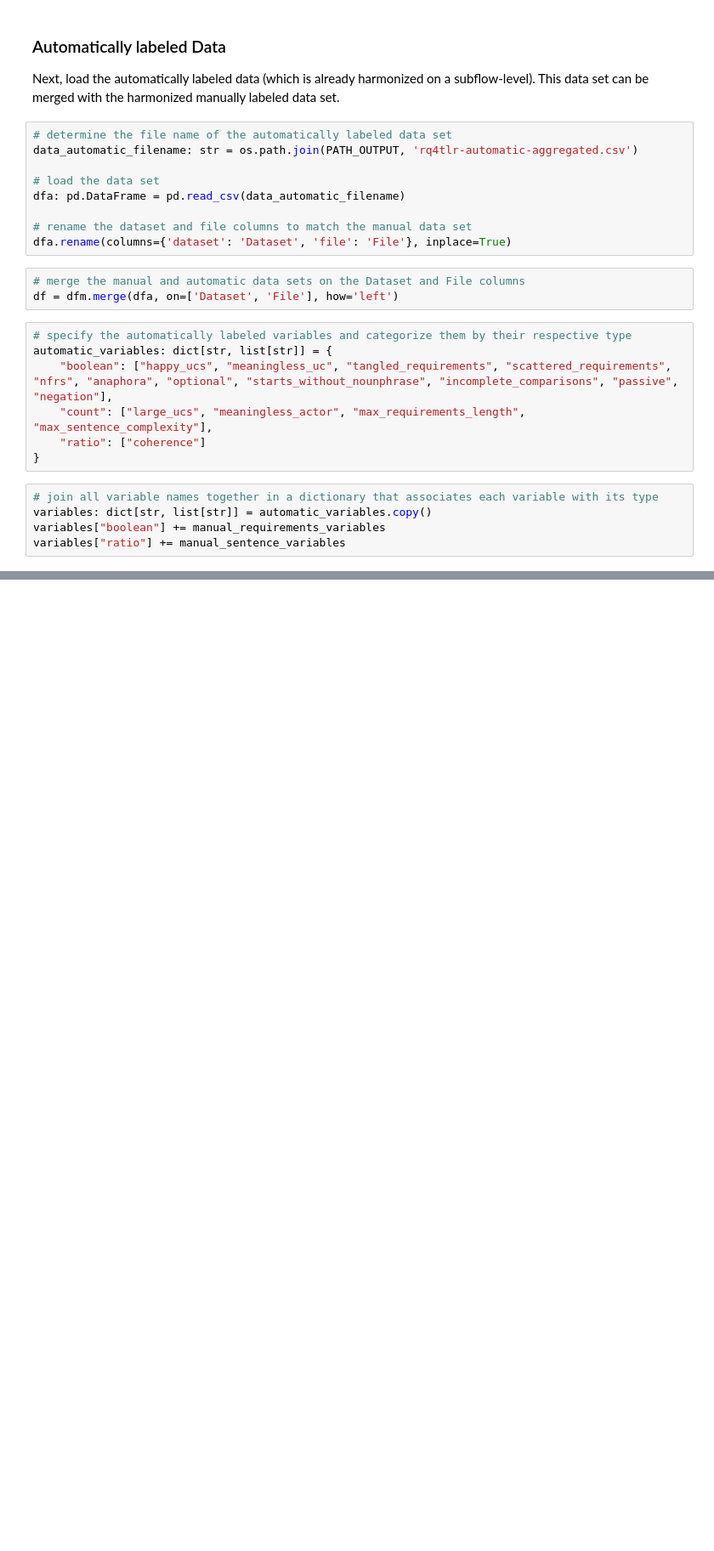
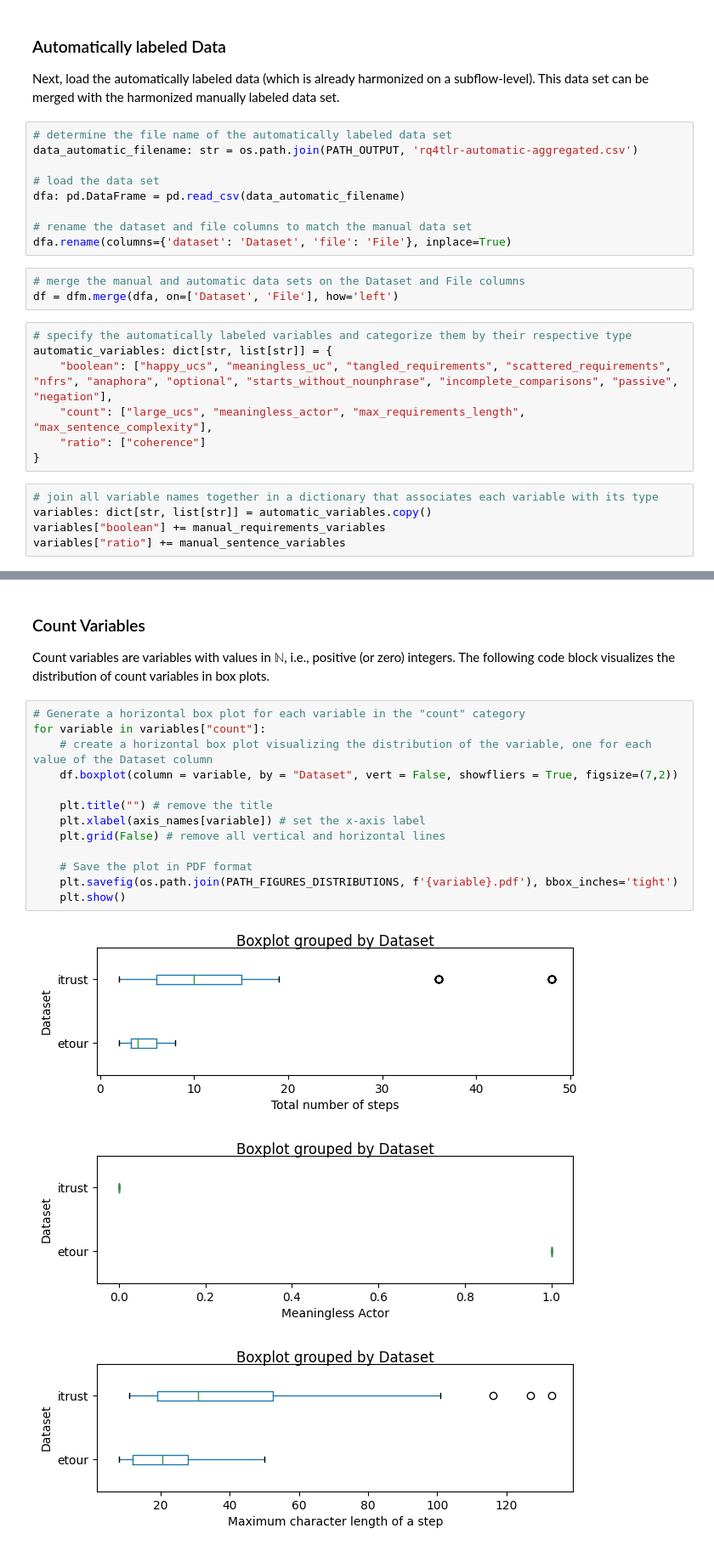
Before and after one commit to JulianFrattini/rq4tlr, a Jupyter notebook: src/vizualization.ipynb, the cells around one changed output, grey strips where cells are left out. Shown: that part at 85% size. Drawn from its saved outputs; the diff is of its cells as text; blank space fills up the shorter version.

```diff
--- a/src/vizualization.ipynb
+++ b/src/vizualization.ipynb
@@ -106,0 +131,22 @@ plt.show()
+# %% [markdown]
+### Count Variables
+
+Count variables are variables with values in $\mathbb{N}$, i.e., positive (or zero) integers.
+The following code block visualizes the distribution of count variables in box plots.
+# %%
+# Generate a horizontal box plot for each variable in the "count" category
+for variable in variables["count"]:
+    # create a horizontal box plot visualizing the distribution of the variable, one for each value of the Dataset column
+    df.boxplot(column = variable, by = "Dataset", vert = False, showfliers = True, figsize=(7,2))
+
+    plt.title("") # remove the title
+    plt.xlabel(axis_names[variable]) # set the x-axis label
+    plt.grid(False) # remove all vertical and horizontal lines
+
+    # Save the plot in PDF format
+    plt.savefig(os.path.join(PATH_FIGURES_DISTRIBUTIONS, f'{variable}.pdf'), bbox_inches='tight')
+    plt.show()
+# %% [output]
+[figure, added]
+[figure, added]
+[figure, added]
```
Also changed, not shown: parts of 11 cells of this notebook, 13 other files.
